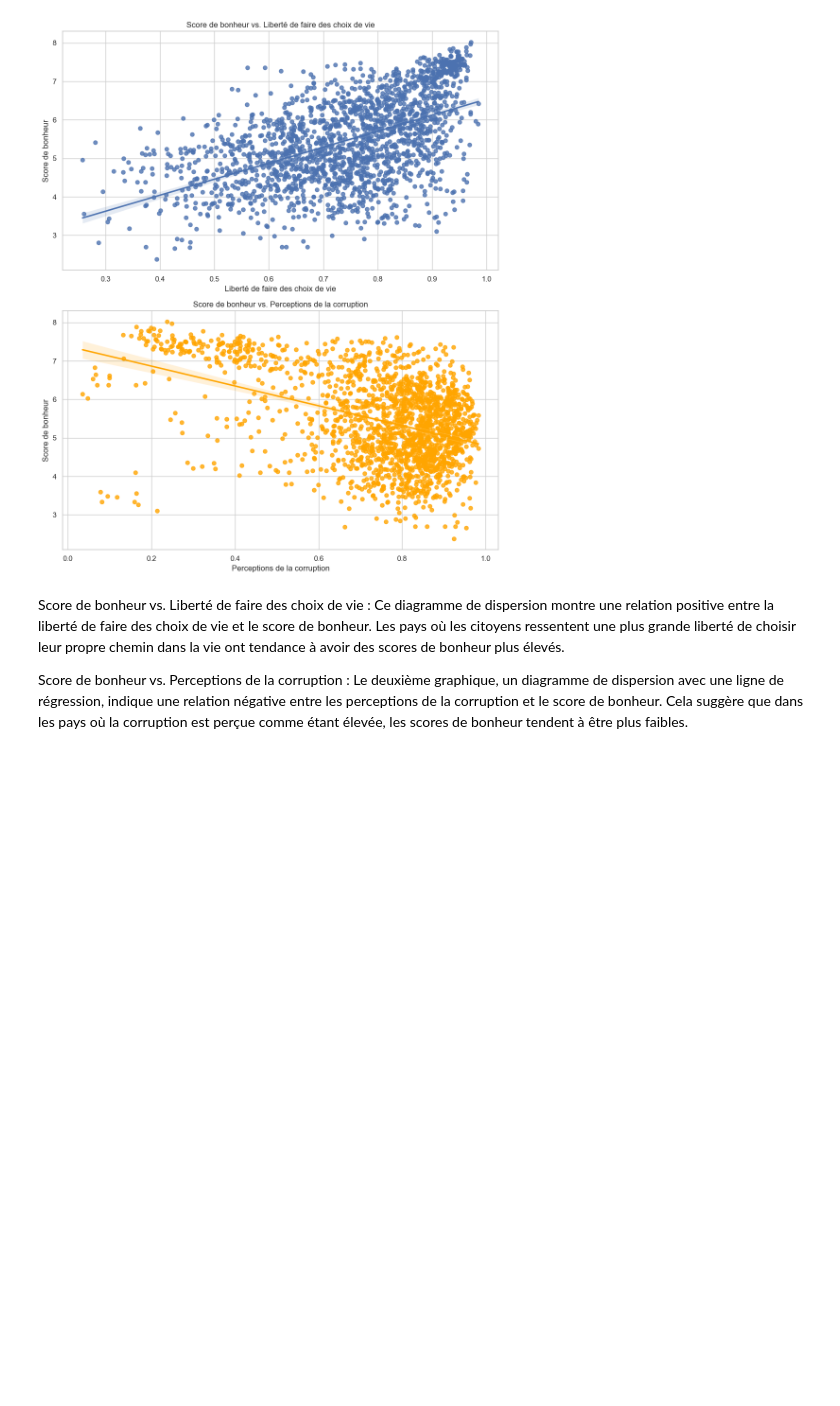
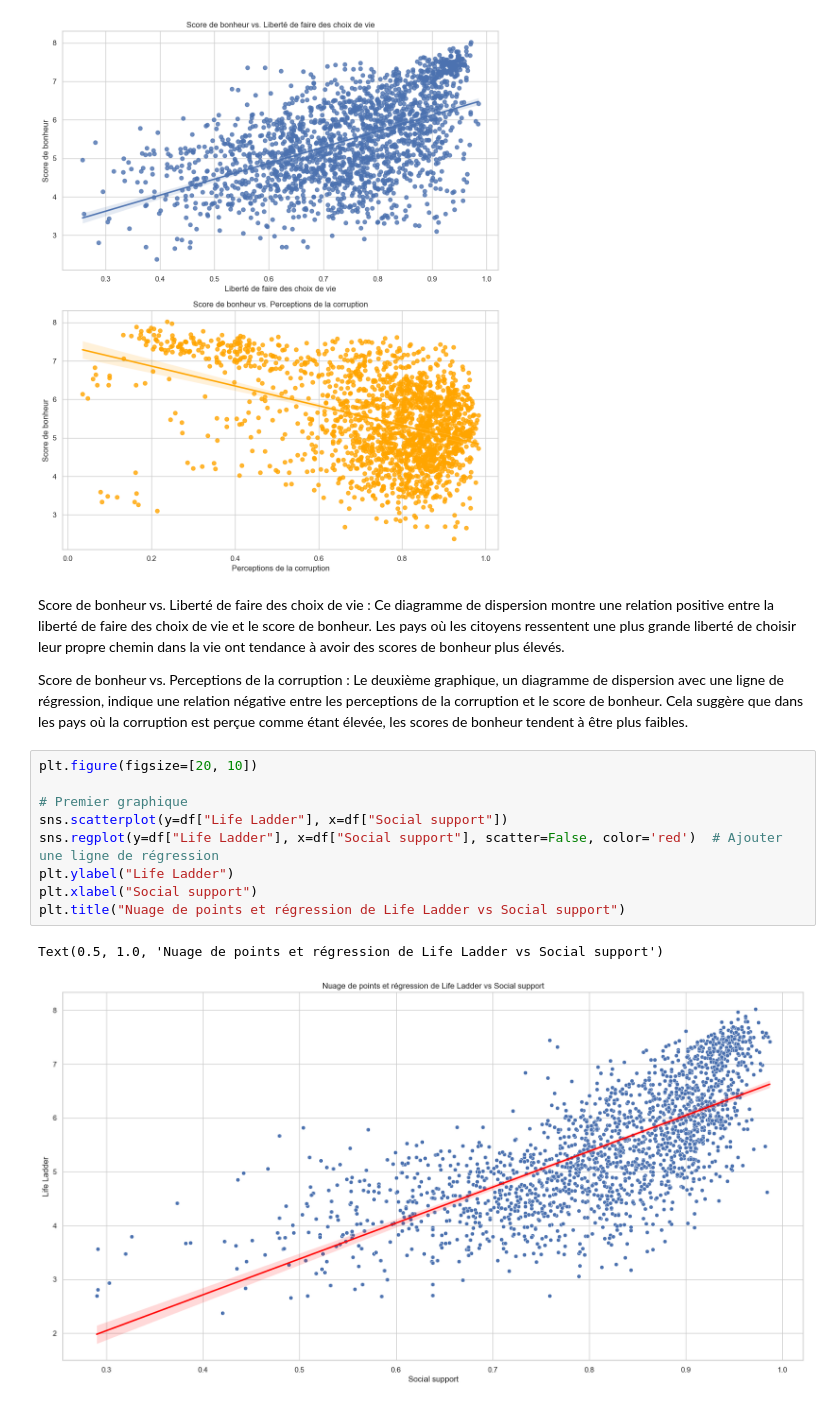
Before and after one commit to khelifaYacine/Analyse-du-rapport-du-bien--tre-sur-terre, a Jupyter notebook: EDA_LM-1.ipynb, the cells around one changed output. Saved outputs shown, nothing was run; the diff lists cells and outputs as text; blank space fills up the shorter version.

```diff
--- a/EDA_LM-1.ipynb
+++ b/EDA_LM-1.ipynb
@@ -682,3 +682,15 @@ plt.show()
 Score de bonheur vs. Liberté de faire des choix de vie : Ce diagramme de dispersion montre une relation positive entre la liberté de faire des choix de vie et le score de bonheur. Les pays où les citoyens ressentent une plus grande liberté de choisir leur propre chemin dans la vie ont tendance à avoir des scores de bonheur plus élevés.
 
 Score de bonheur vs. Perceptions de la corruption : Le deuxième graphique, un diagramme de dispersion avec une ligne de régression, indique une relation négative entre les perceptions de la corruption et le score de bonheur. Cela suggère que dans les pays où la corruption est perçue comme étant élevée, les scores de bonheur tendent à être plus faibles.
+# %%
+plt.figure(figsize=[20, 10])
+
+# Premier graphique
+sns.scatterplot(y=df["Life Ladder"], x=df["Social support"])
+sns.regplot(y=df["Life Ladder"], x=df["Social support"], scatter=False, color='red')  # Ajouter une ligne de régression
+plt.ylabel("Life Ladder")
+plt.xlabel("Social support")
+plt.title("Nuage de points et régression de Life Ladder vs Social support")
+# %% [output]
+Text(0.5, 1.0, 'Nuage de points et régression de Life Ladder vs Social support')
+[figure, added]
```
